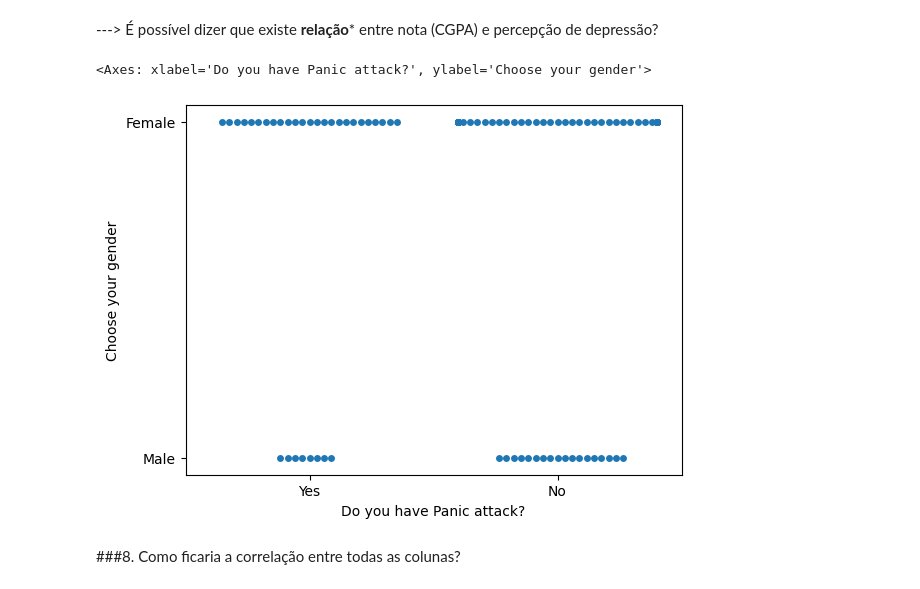
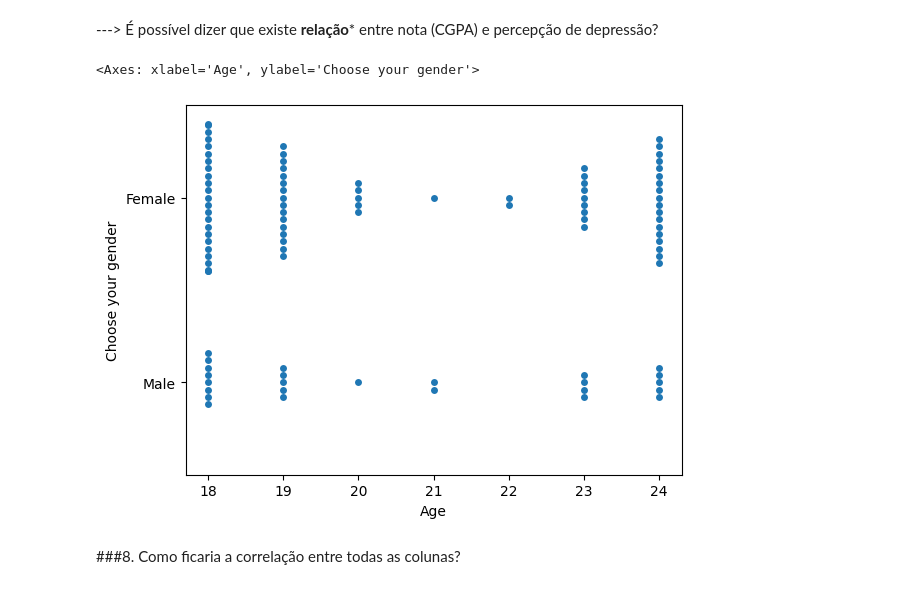
Before and after one commit to eddorileo/mental_health, a Jupyter notebook: mental_health.ipynb, the cells around one changed output. Drawn from its saved outputs; the diff is of its cells as text; code cells hidden in the pictures.

```diff
--- a/mental_health.ipynb
+++ b/mental_health.ipynb
@@ -69,7 +69,8 @@ import pandas as pd
 import matplotlib.pyplot as plt
 # %%
 # Carregue os dados diretamente do github e salve na variável data
-data = pd.read_csv('https://raw.githubusercontent.com/eddorileo/mental_health/main/StudentMentalHealth.csv')
+# data = pd.read_csv('https://raw.githubusercontent.com/eddorileo/mental_health/main/StudentMentalHealth.csv')
+data = pd.read_csv('https://raw.githubusercontent.com/eddorileo/mental_health/main/StudentMentalHealth.csv', delimiter = ',', encoding = 'utf-8')
 # %% [markdown]
 ####1.1 Observe e Minere os dados
 # %%
@@ -276,11 +275,13 @@ sns.swarmplot(x="Do you have Depression?", y="What is your CGPA?", data=data)
 ---> É possível dizer que existe **relação*** entre nota (CGPA) e percepção de depressão?
 # %%
 import seaborn as sns
+#data2.info()
 # auxDf = data[['Age', 'Choose your gender']]
-sns.swarmplot(x="Do you have Panic attack?", y="Choose your gender", data=data)
+sns.swarmplot(x="Age", y="Choose your gender", data=data2)
+# sns.swarmplot(x="Do you have Anxiety?", y="Your current year of Study", data=data)
 # %% [output]
-<Axes: xlabel='Do you have Panic attack?', ylabel='Choose your gender'>
+<Axes: xlabel='Age', ylabel='Choose your gender'>
-[figure, old version]
+[figure, new version]
 # %% [markdown]
 ###8. Como ficaria a correlação entre todas as colunas?
 # %%
```
Also changed, not shown: parts of 7 cells of this notebook.
